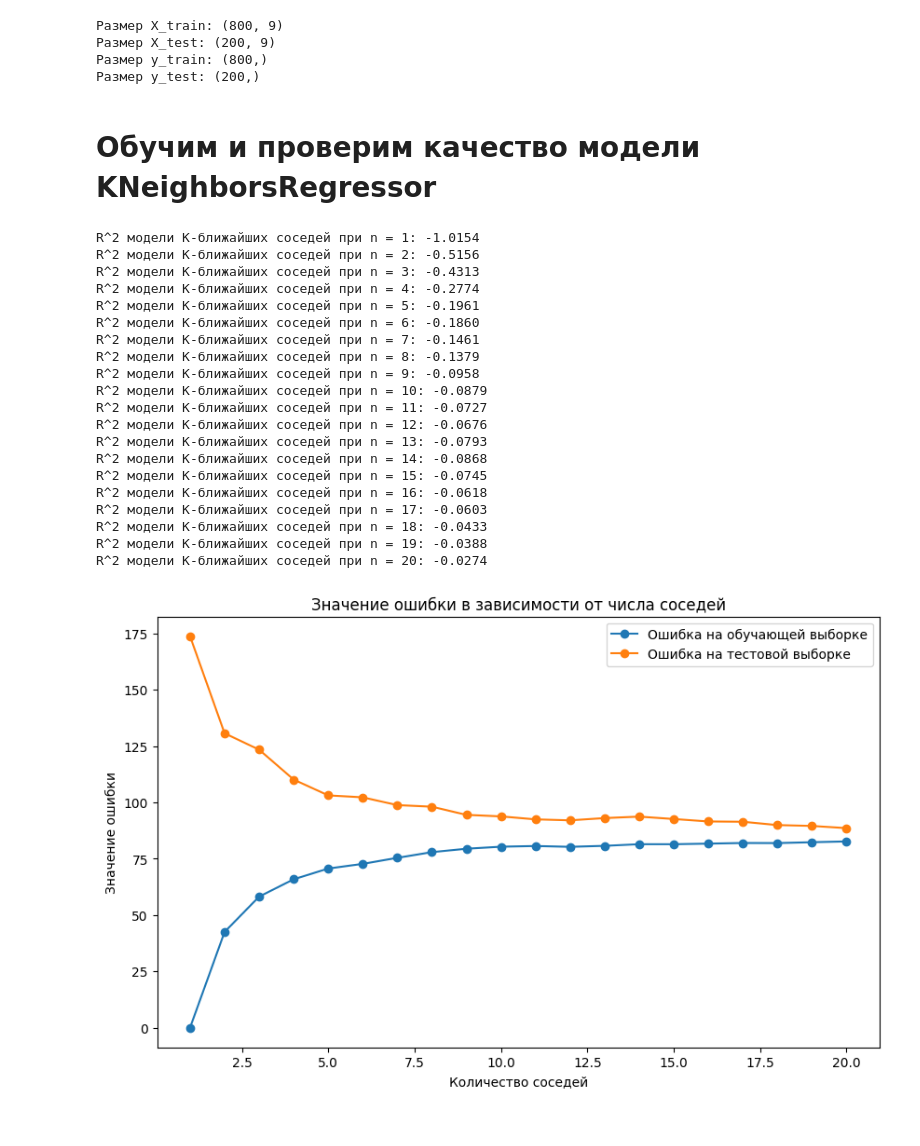
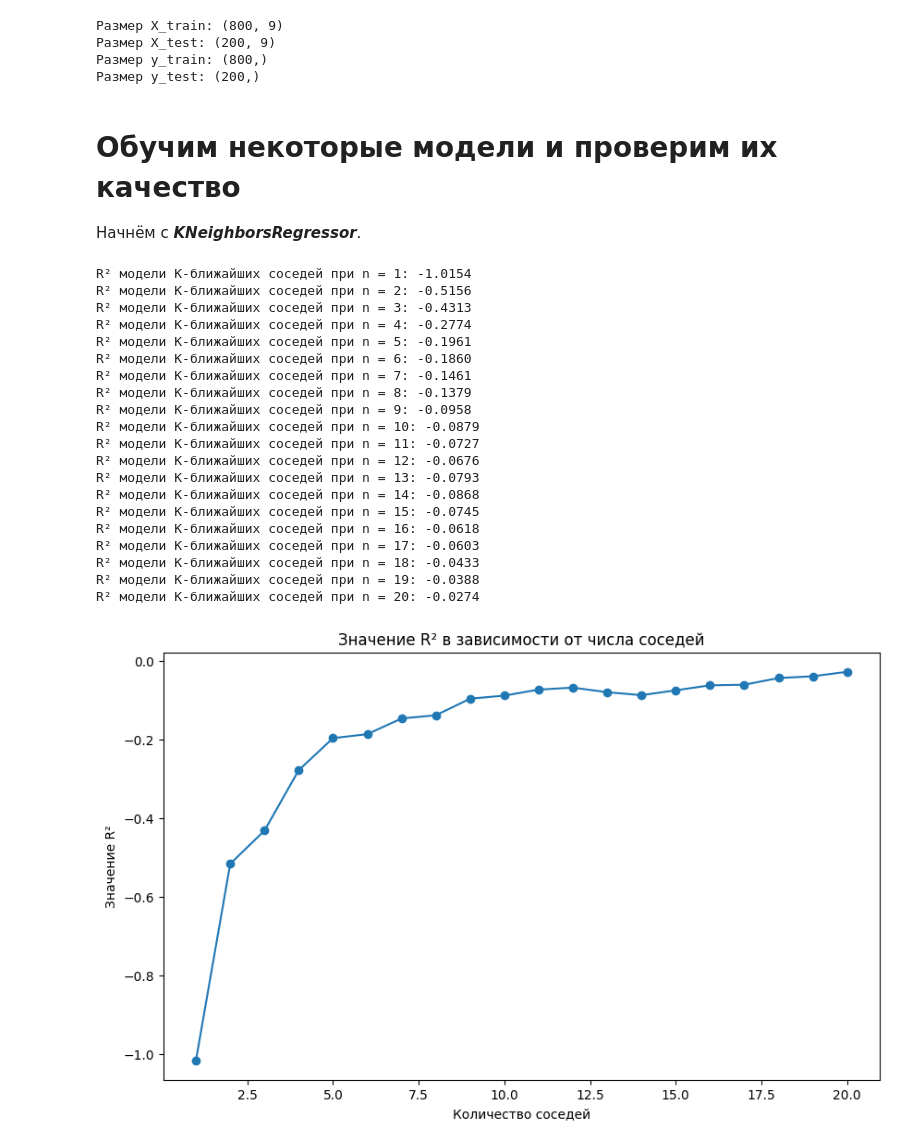
Before and after one commit to IamA1ive/Machine-Learning, a Jupyter notebook: ml-student-performance-predictions.ipynb, the cells around one changed output. Cells and saved outputs as stored; diff of their text form; code cells hidden in the pictures.

```diff
--- a/ml-student-performance-predictions.ipynb
+++ b/ml-student-performance-predictions.ipynb
@@ -346,64 +348,63 @@ print("Размер y_test:", y_test.shape)
 Размер y_train: (800,)
 Размер y_test: (200,)
 # %% [markdown]
-# Обучим и проверим качество модели KNeighborsRegressor
+# Обучим некоторые модели и проверим их качество
+
+Начнём с ***KNeighborsRegressor***.
 # %%
 neighbor_range = range(1, 21)
 train_errors = []
 test_errors = []
 r2 = []
 
 for n in neighbor_range:
     # Используем KNeighborsRegressor для задачи регрессии
     knn = KNeighborsRegressor(n_neighbors=n)
     knn.fit(X_train, y_train)
 
     # Предсказания на обучающей и тестовой выборках
     y_train_pred = knn.predict(X_train)
     y_test_pred = knn.predict(X_test)
 
     # Вычисление ошибок (используем Mean Squared Error для регрессии)
     train_error = mean_squared_error(y_train, y_train_pred)
     test_error = mean_squared_error(y_test, y_test_pred)
 
     train_errors.append(train_error)
     test_errors.append(test_error)
 
-    # Рассчитаем R^2
+    # Рассчитаем R²
     r2_test = knn.score(X_test, y_test)
     r2.append(r2_test)
-    print(f"R^2 модели K-ближайших соседей при n = {n}: {r2_test:.4f}")
-
+    print(f"R² модели K-ближайших соседей при n = {n}: {r2_test:.4f}")
 
 plt.figure(figsize=(10, 6))
-plt.plot(neighbor_range, train_errors, label="Ошибка на обучающей выборке", marker='o')
-plt.plot(neighbor_range, test_errors, label="Ошибка на тестовой выборке", marker='o')
+plt.plot(neighbor_range, r2, label="R²", marker='o')
 plt.xlabel("Количество соседей")
-plt.ylabel("Значение ошибки")
-plt.title("Значение ошибки в зависимости от числа соседей")
-plt.legend()
+plt.ylabel("Значение R²")
+plt.title("Значение R² в зависимости от числа соседей")
 plt.show()
 # %% [output]
-R^2 модели K-ближайших соседей при n = 1: -1.0154
-R^2 модели K-ближайших соседей при n = 2: -0.5156
-R^2 модели K-ближайших соседей при n = 3: -0.4313
-R^2 модели K-ближайших соседей при n = 4: -0.2774
-R^2 модели K-ближайших соседей при n = 5: -0.1961
-R^2 модели K-ближайших соседей при n = 6: -0.1860
-R^2 модели K-ближайших соседей при n = 7: -0.1461
-R^2 модели K-ближайших соседей при n = 8: -0.1379
-R^2 модели K-ближайших соседей при n = 9: -0.0958
-R^2 модели K-ближайших соседей при n = 10: -0.0879
-R^2 модели K-ближайших соседей при n = 11: -0.0727
-R^2 модели K-ближайших соседей при n = 12: -0.0676
-R^2 модели K-ближайших соседей при n = 13: -0.0793
-R^2 модели K-ближайших соседей при n = 14: -0.0868
-R^2 модели K-ближайших соседей при n = 15: -0.0745
-R^2 модели K-ближайших соседей при n = 16: -0.0618
-R^2 модели K-ближайших соседей при n = 17: -0.0603
-R^2 модели K-ближайших соседей при n = 18: -0.0433
-R^2 модели K-ближайших соседей при n = 19: -0.0388
-R^2 модели K-ближайших соседей при n = 20: -0.0274
+R² модели K-ближайших соседей при n = 1: -1.0154
+R² модели K-ближайших соседей при n = 2: -0.5156
+R² модели K-ближайших соседей при n = 3: -0.4313
+R² модели K-ближайших соседей при n = 4: -0.2774
+R² модели K-ближайших соседей при n = 5: -0.1961
+R² модели K-ближайших соседей при n = 6: -0.1860
+R² модели K-ближайших соседей при n = 7: -0.1461
+R² модели K-ближайших соседей при n = 8: -0.1379
+R² модели K-ближайших соседей при n = 9: -0.0958
+R² модели K-ближайших соседей при n = 10: -0.0879
+R² модели K-ближайших соседей при n = 11: -0.0727
+R² модели K-ближайших соседей при n = 12: -0.0676
+R² модели K-ближайших соседей при n = 13: -0.0793
+R² модели K-ближайших соседей при n = 14: -0.0868
+R² модели K-ближайших соседей при n = 15: -0.0745
+R² модели K-ближайших соседей при n = 16: -0.0618
+R² модели K-ближайших соседей при n = 17: -0.0603
+R² модели K-ближайших соседей при n = 18: -0.0433
+R² модели K-ближайших соседей при n = 19: -0.0388
+R² модели K-ближайших соседей при n = 20: -0.0274
-[figure, old version]
+[figure, new version]
 # %%
 plt.figure(figsize=(10, 6))
```
Also changed, not shown: parts of 10 cells of this notebook.
